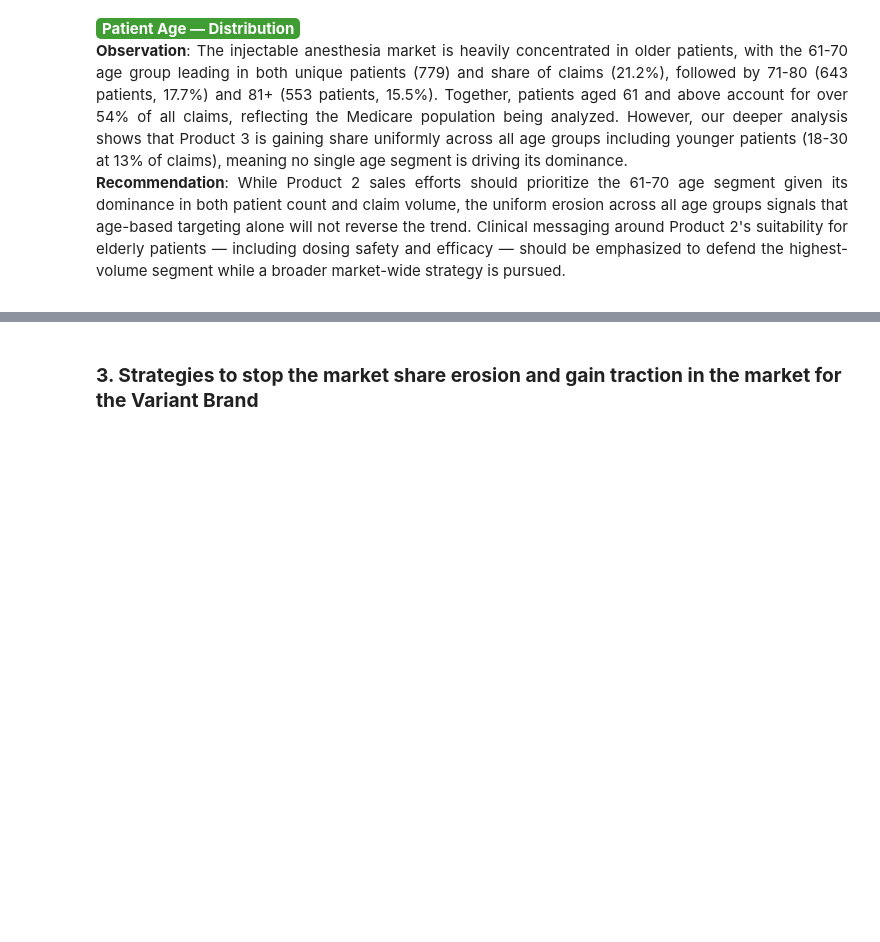
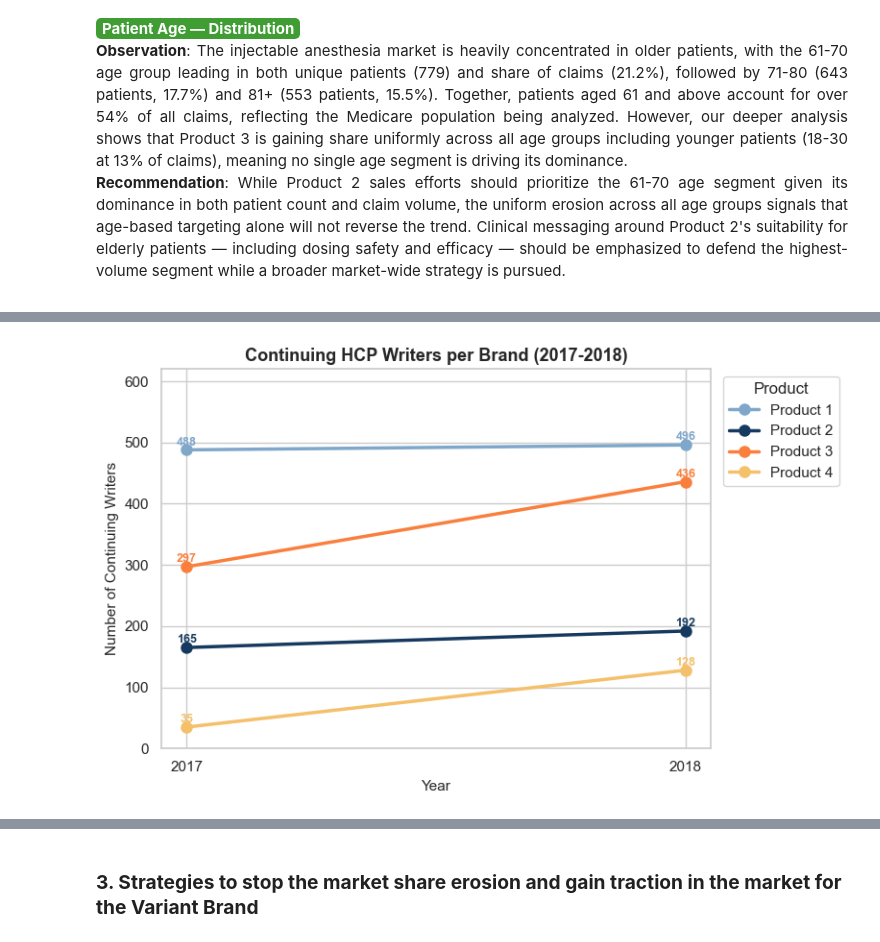
Before and after one commit to aakarsh31/BIA810-Healthcare_Anesthesia-Market-Analysis, a Jupyter notebook: BIA810_final.ipynb, the cells around one changed output, grey strips where cells are left out. Saved outputs shown, nothing was run; the diff lists cells and outputs as text; code cells hidden in the pictures; blank space fills up the shorter version.

```diff
--- a/BIA810_final.ipynb
+++ b/BIA810_final.ipynb
@@ -1711,0 +1826,41 @@ Age_Group  Claim_Count  Claim_Pct
+# %%
+# Chart 2 — Line Chart: Continuing Writers per Brand (2017-2018)
+# =============================================================================
+
+# Continuing writers are only meaningful for 2017 and 2018 (no "prior year"
+# baseline exists for 2016, since 2016 is the first complete year of data).
+cont_df = writer_df[writer_df['Claim_Year'].isin([2017, 2018])].copy()
+
+cont_writers_pivot = (
+    cont_df
+    .pivot(index='Claim_Year', columns='Product_Name', values='Continuing_Writers')
+    [product_order]
+)
+
+fig, ax = plt.subplots(figsize=(8, 5))
+
+for product in product_order:
+    values = cont_writers_pivot[product]
+    ax.plot(
+        cont_writers_pivot.index, values,
+        marker='o', linewidth=2.5, markersize=8,
+        label=product, color=color_map[product]
+    )
+    # Annotate each point
+    for year, val in zip(cont_writers_pivot.index, values):
+        ax.text(year, val + 3, str(int(val)),
+                ha='center', va='bottom', fontsize=9, fontweight='bold',
+                color=color_map[product])
+
+ax.set_title('Continuing HCP Writers per Brand (2017-2018)',
+             fontweight='bold', fontsize=13)
+ax.set_xlabel('Year', fontsize=11)
+ax.set_ylabel('Number of Continuing Writers', fontsize=11)
+ax.set_xticks([2017, 2018])
+ax.legend(title='Product', bbox_to_anchor=(1.01, 1), loc='upper left')
+ax.set_ylim(0, cont_writers_pivot.values.max() * 1.25)
+
+plt.tight_layout()
+plt.show()
+# %% [output]
+[figure, added]
```
Also changed, not shown: parts of 15 cells of this notebook.
